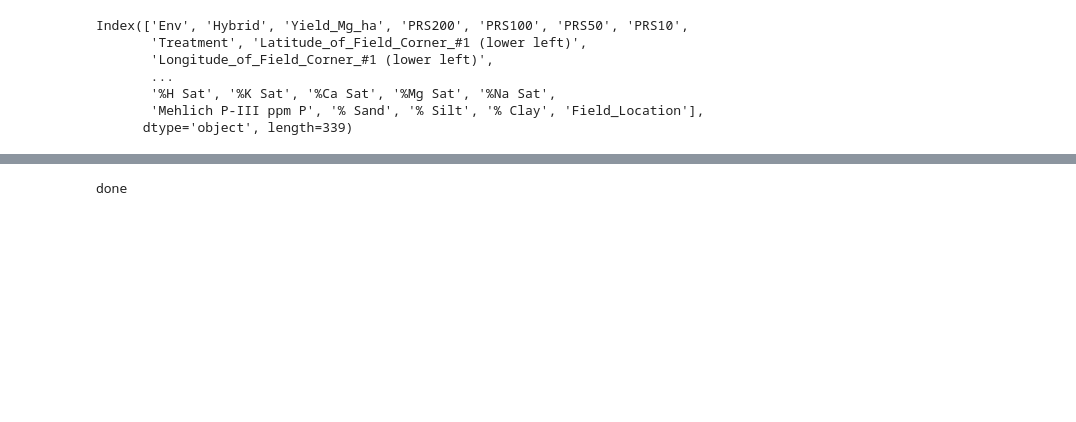
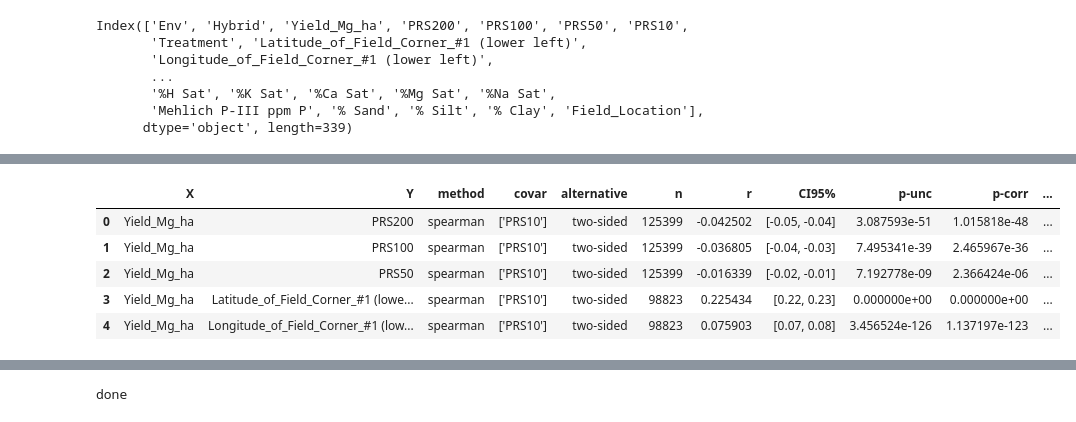
Before and after one commit to robertkhu/maize_gxe, a Jupyter notebook: analysis/feature_selection/feature_selection_with_genotype.ipynb, the cells around one changed output, grey strips where cells are left out. Drawn from its saved outputs; the diff is of its cells as text; code cells hidden in the pictures; blank space fills up the shorter version.

```diff
--- a/analysis/feature_selection/feature_selection_with_genotype.ipynb
+++ b/analysis/feature_selection/feature_selection_with_genotype.ipynb
@@ -107,0 +128,9 @@ feature_col_sep = pd.read_csv('/Users/rkhu/Desktop/upenn/other/maize_gxe/analysi
+# %%
+feature_yield_corr_prs10.head()
+# %% [output]
+|  | X | Y | method | covar | alternative | n | r | CI95% | p-unc | p-corr | ... |
+| 0 | Yield_Mg_ha | PRS200 | spearman | ['PRS10'] | two-sided | 125399 | -0.042502 | [-0.05, -0.04] | 3.087593e-51 | 1.015818e-48 | ... |
+| 1 | Yield_Mg_ha | PRS100 | spearman | ['PRS10'] | two-sided | 125399 | -0.036805 | [-0.04, -0.03] | 7.495341e-39 | 2.465967e-36 | ... |
+| 2 | Yield_Mg_ha | PRS50 | spearman | ['PRS10'] | two-sided | 125399 | -0.016339 | [-0.02, -0.01] | 7.192778e-09 | 2.366424e-06 | ... |
+| 3 | Yield_Mg_ha | Latitude_of_Field_Corner_#1 (lowe... | spearman | ['PRS10'] | two-sided | 98823 | 0.225434 | [0.22, 0.23] | 0.000000e+00 | 0.000000e+00 | ... |
+| 4 | Yield_Mg_ha | Longitude_of_Field_Corner_#1 (low... | spearman | ['PRS10'] | two-sided | 98823 | 0.075903 | [0.07, 0.08] | 3.456524e-126 | 1.137197e-123 | ... |
```
Also changed, not shown: parts of 15 cells of this notebook, 4 other files.
